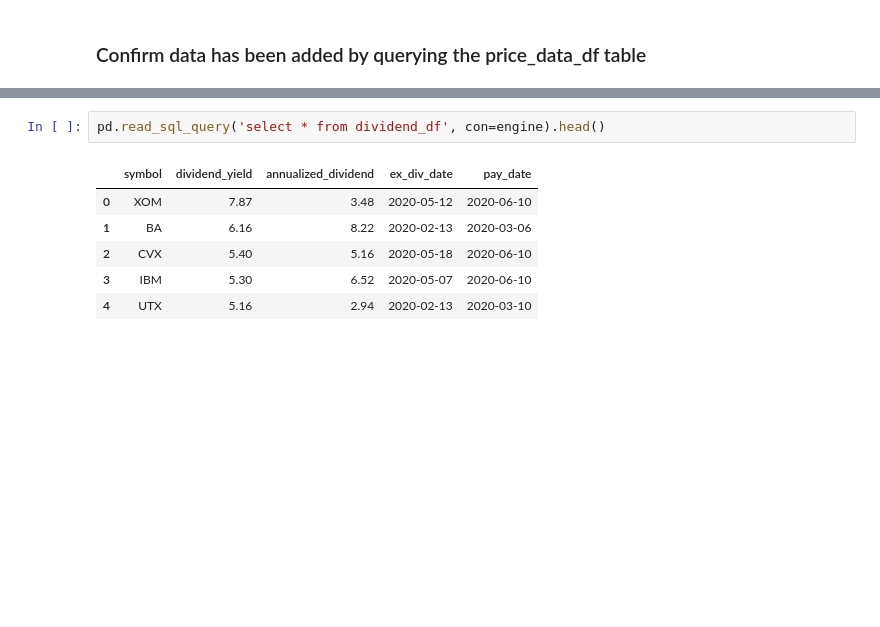
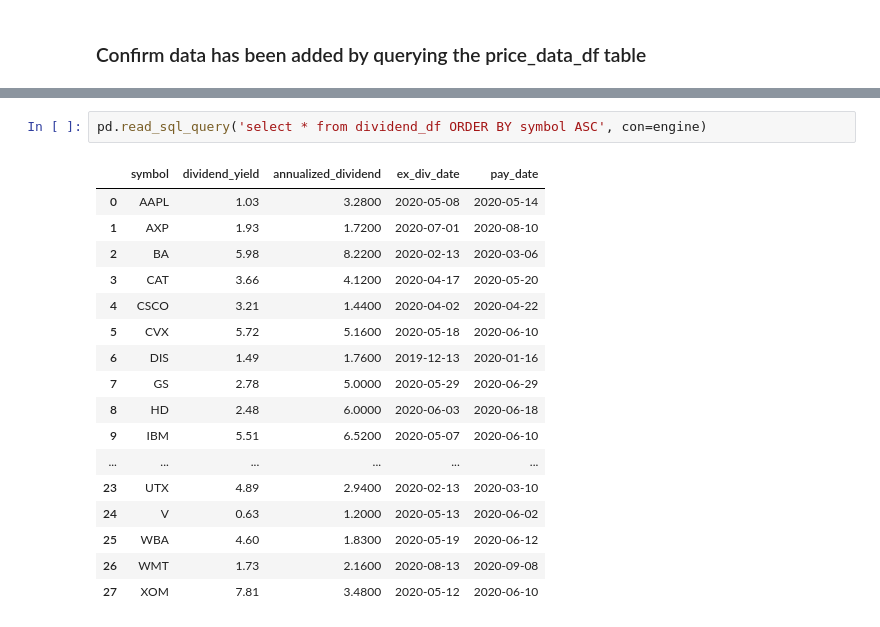
Before and after one commit to zhaoyun95/etl-of-dow-30-stocks-data, a Jupyter notebook: etl-project.ipynb, the cells around one changed output, grey strips where cells are left out. Saved outputs shown, nothing was run; the diff lists cells and outputs as text; blank space fills up the shorter version.

```diff
--- a/etl-project.ipynb
+++ b/etl-project.ipynb
@@ -289,9 +300,20 @@ pd.read_sql_query('select * from price_data_df', con=engine).head()
 # %%
-pd.read_sql_query('select * from dividend_df', con=engine).head()
+pd.read_sql_query('select * from dividend_df ORDER BY symbol ASC', con=engine)
 # %% [output]
 |  | symbol | dividend_yield | annualized_dividend | ex_div_date | pay_date |
-| 0 | XOM | 7.87 | 3.48 | 2020-05-12 | 2020-06-10 |
-| 1 | BA | 6.16 | 8.22 | 2020-02-13 | 2020-03-06 |
-| 2 | CVX | 5.40 | 5.16 | 2020-05-18 | 2020-06-10 |
-| 3 | IBM | 5.30 | 6.52 | 2020-05-07 | 2020-06-10 |
-| 4 | UTX | 5.16 | 2.94 | 2020-02-13 | 2020-03-10 |
+| 0 | AAPL | 1.03 | 3.2800 | 2020-05-08 | 2020-05-14 |
+| 1 | AXP | 1.93 | 1.7200 | 2020-07-01 | 2020-08-10 |
+| 2 | BA | 5.98 | 8.2200 | 2020-02-13 | 2020-03-06 |
+| 3 | CAT | 3.66 | 4.1200 | 2020-04-17 | 2020-05-20 |
+| 4 | CSCO | 3.21 | 1.4400 | 2020-04-02 | 2020-04-22 |
+| 5 | CVX | 5.72 | 5.1600 | 2020-05-18 | 2020-06-10 |
+| 6 | DIS | 1.49 | 1.7600 | 2019-12-13 | 2020-01-16 |
+| 7 | GS | 2.78 | 5.0000 | 2020-05-29 | 2020-06-29 |
+| 8 | HD | 2.48 | 6.0000 | 2020-06-03 | 2020-06-18 |
+| 9 | IBM | 5.51 | 6.5200 | 2020-05-07 | 2020-06-10 |
+| ... | ... | ... | ... | ... | ... |
+| 23 | UTX | 4.89 | 2.9400 | 2020-02-13 | 2020-03-10 |
+| 24 | V | 0.63 | 1.2000 | 2020-05-13 | 2020-06-02 |
+| 25 | WBA | 4.60 | 1.8300 | 2020-05-19 | 2020-06-12 |
+| 26 | WMT | 1.73 | 2.1600 | 2020-08-13 | 2020-09-08 |
+| 27 | XOM | 7.81 | 3.4800 | 2020-05-12 | 2020-06-10 |
```
Also changed, not shown: parts of 23 cells of this notebook, 5 other files.
